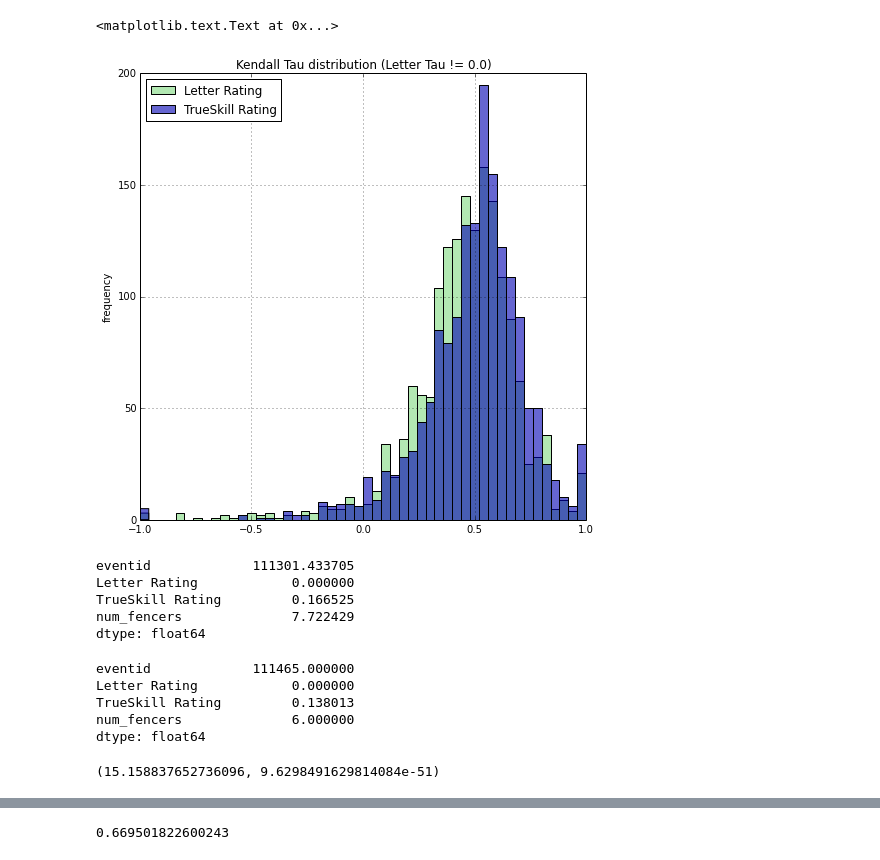
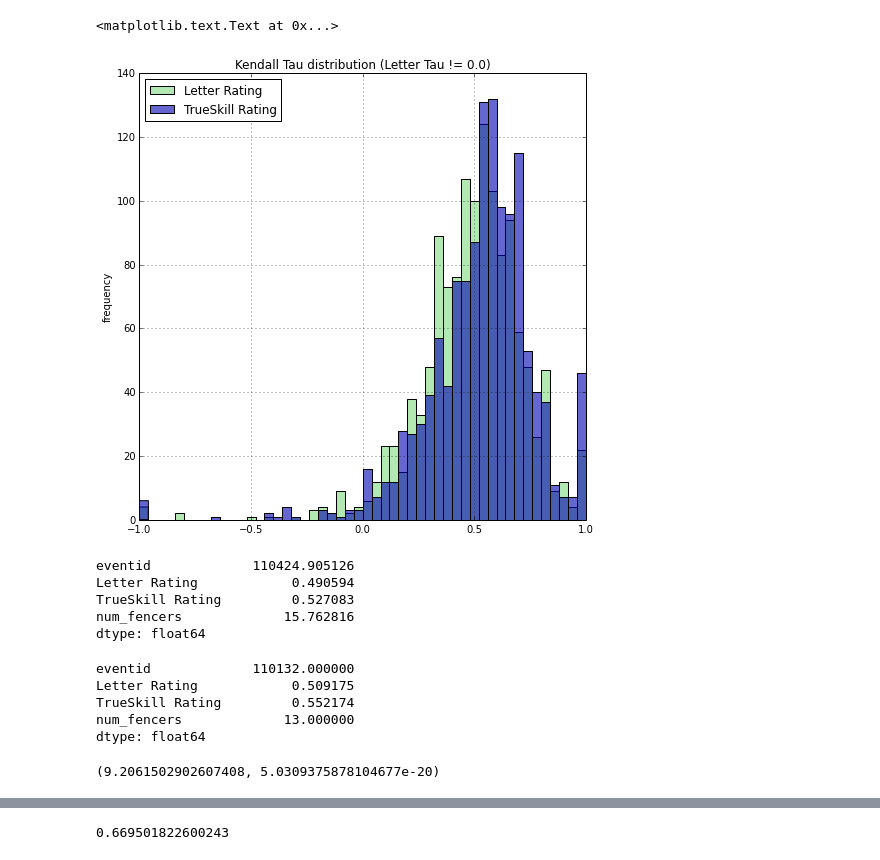
Before and after one commit to djma/pointcontrol, a Jupyter notebook: notebooks/prediction - places.ipynb, the cells around one changed output, grey strips where cells are left out. Drawn from its saved outputs; the diff is of its cells as text; code cells hidden in the pictures.

```diff
--- a/notebooks/prediction - places.ipynb
+++ b/notebooks/prediction - places.ipynb
@@ -151 +168,3 @@ d.to_pickle("./epee_events_20140620_20150626_prediction_tie_adjusted.pickle")
+# %%
+toanalyse = "./saber_events_20140620_20150626_prediction_tie_adjusted.pickle"
 # %%
@@ -171,35 +190,36 @@ p.set_ylabel("frequency")
 # %%
-d = pd.read_pickle("./epee_events_20140620_20150626_prediction_tie_adjusted.pickle")
+d = pd.read_pickle(toanalyse)
 d = d[d["letter_tau"] != 0.0]
 d.rename(columns={"letter_tau" : "Letter Rating", "mu_tau" : "TrueSkill Rating"}, inplace=True)
 p = d[["Letter Rating", "TrueSkill Rating"]].plot(title="Kendall Tau distribution (Letter Tau != 0.0)", kind="hist", bins=50, figsize=(8,8),
                                  color=[[0.0,0.7,0.0,0.3],
                                         [0.0,0.0,0.7,0.6]])
 p.set_ylabel("frequency")
 # %% [output]
 <matplotlib.text.Text at 0x...>
-[figure, old version]
+[figure, new version]
 # %%
 d.mean()
 # %% [output]
-eventid             111301.433705
-Letter Rating            0.000000
-TrueSkill Rating         0.166525
-num_fencers              7.722429
+eventid             110424.905126
+Letter Rating            0.490594
+TrueSkill Rating         0.527083
+num_fencers             15.762816
 dtype: float64
 # %%
 d.median()
 # %% [output]
-eventid             111465.000000
-Letter Rating            0.000000
-TrueSkill Rating         0.138013
-num_fencers              6.000000
+eventid             110132.000000
+Letter Rating            0.509175
+TrueSkill Rating         0.552174
+num_fencers             13.000000
 dtype: float64
 # %%
 from scipy.stats import ttest_ind
+d = pd.read_pickle(toanalyse)
 ttest_ind(d["mu_tau"].dropna(), d["letter_tau"].dropna())
 # %% [output]
-(15.158837652736096, 9.6298491629814084e-51)
+(9.2061502902607408, 5.0309375878104677e-20)
 # %%
 len(d)
 # %% [output]
```
Also changed, not shown: parts of 9 cells of this notebook, 1 other file.
